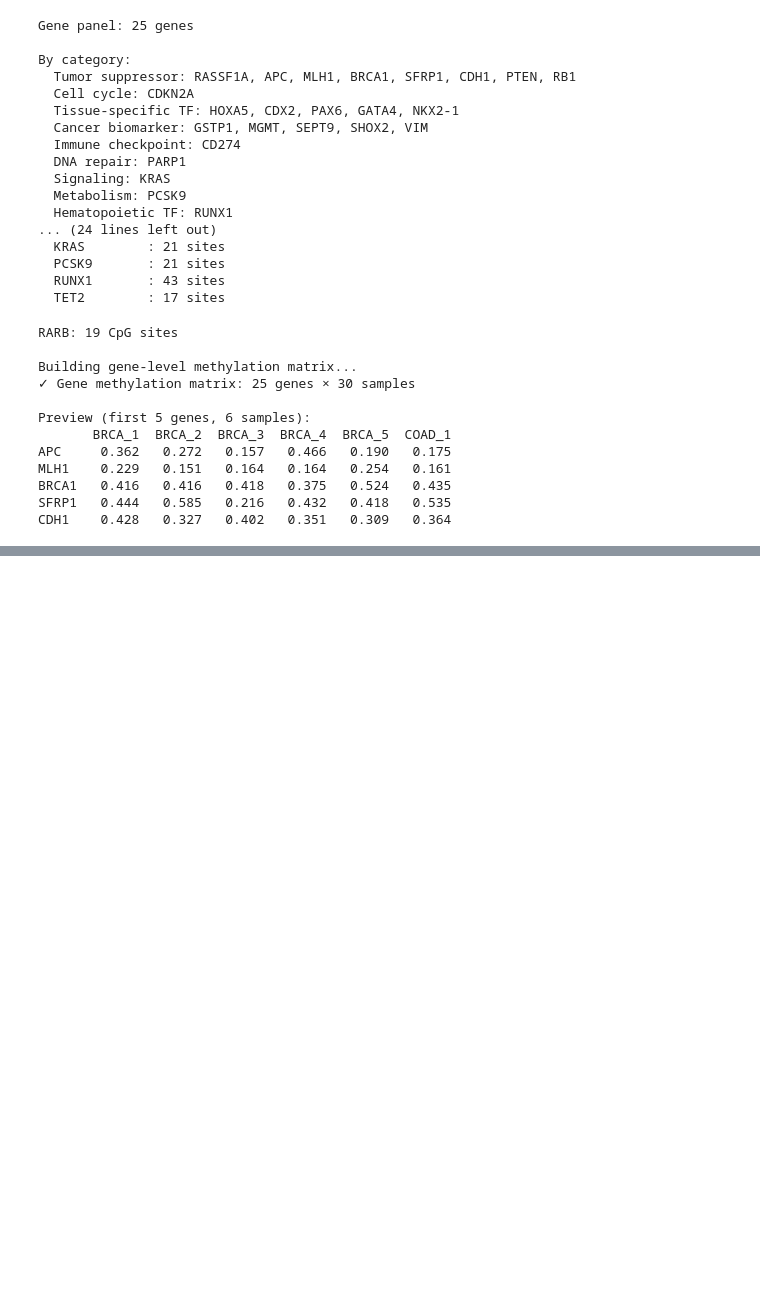
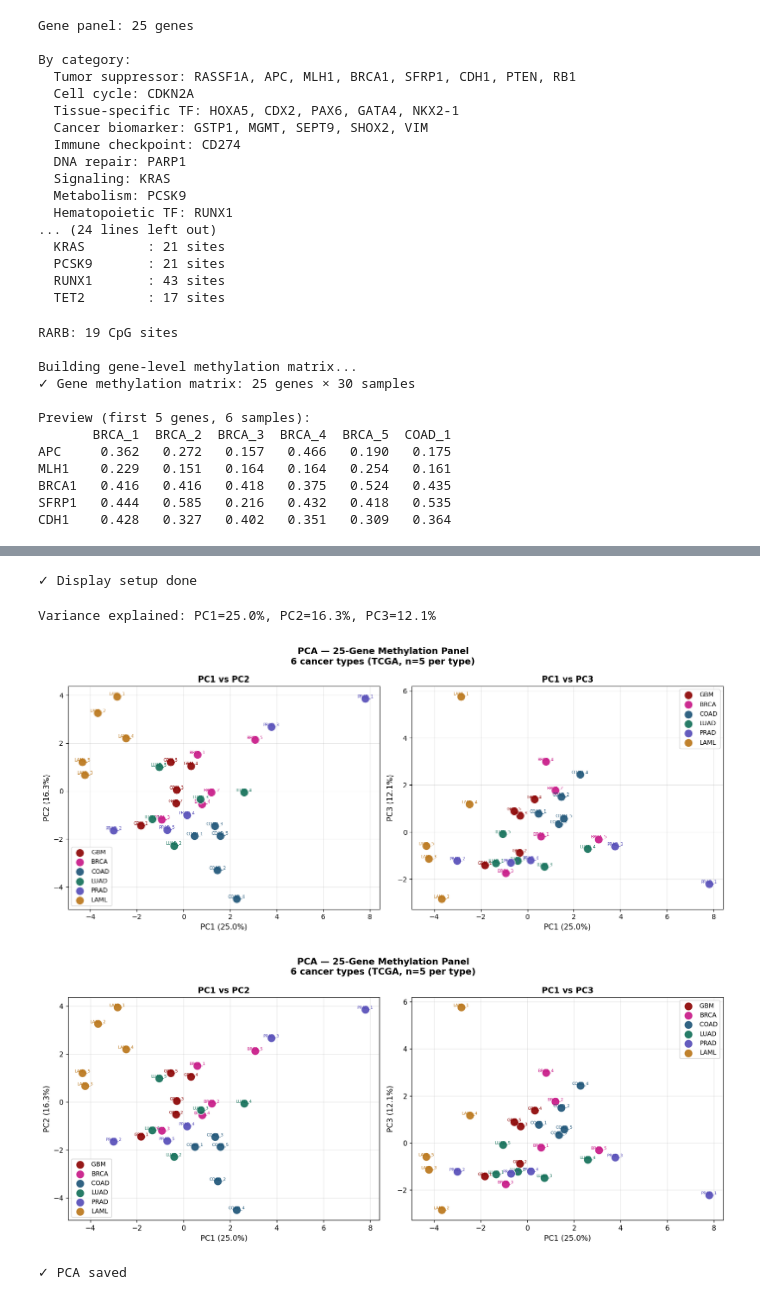
Before and after one commit to bmurnyak/methylation-tissue-classifier, a Jupyter notebook: notebooks/01_ccle_methylation_panel.ipynb, the cells around one changed output, grey strips where cells are left out. Saved outputs shown, nothing was run; the diff lists cells and outputs as text; code cells hidden in the pictures; blank space fills up the shorter version.

```diff
--- a/notebooks/01_ccle_methylation_panel.ipynb
+++ b/notebooks/01_ccle_methylation_panel.ipynb
@@ -432,0 +749,75 @@ ModuleNotFoundError: No module named 'matplotlib'
+# %%
+# Cell 11 — setup display helper
+from IPython.display import display, Image
+import matplotlib
+matplotlib.use('inline')
+import matplotlib.pyplot as plt
+
+# Helper to show and save
+def show_save(path, dpi=150):
+    plt.savefig(path, dpi=dpi, bbox_inches='tight')
+    plt.show()
+    print(f"✓ Saved: {path}")
+
+print("✓ Display setup done")
+# %% [output]
+✓ Display setup done
+# %%
+# Cell 12 — PCA plot
+from sklearn.decomposition import PCA
+from sklearn.preprocessing import StandardScaler
+import matplotlib.pyplot as plt
+import numpy as np
+from IPython.display import display, Image
+
+cancer_order = ['GBM', 'BRCA', 'COAD', 'LUAD', 'PRAD', 'LAML']
+cancer_colors = {
+    'GBM' : '#8B0000', 'BRCA': '#C71585', 'COAD': '#1A5276',
+    'LUAD': '#0F6E56', 'PRAD': '#534AB7', 'LAML': '#BA7517'
+}
+
+X = gene_meth.T.values
+sample_names = gene_meth.columns.tolist()
+cancer_labels = [s.split('_')[0] for s in sample_names]
+
+scaler = StandardScaler()
+X_scaled = scaler.fit_transform(X)
+pca = PCA(n_components=3)
+X_pca = pca.fit_transform(X_scaled)
+var_explained = pca.explained_variance_ratio_ * 100
+
+print(f"Variance explained: PC1={var_explained[0]:.1f}%, PC2={var_explained[1]:.1f}%, PC3={var_explained[2]:.1f}%")
+
+fig, axes = plt.subplots(1, 2, figsize=(14, 6))
+
+for ax, (pc_x, pc_y) in zip(axes, [(0,1),(0,2)]):
+    for cancer in cancer_order:
+        idx = [i for i, c in enumerate(cancer_labels) if c == cancer]
+        ax.scatter(X_pca[idx, pc_x], X_pca[idx, pc_y],
+                   color=cancer_colors[cancer], s=150,
+                   label=cancer, edgecolors='white',
+                   linewidth=1, zorder=3, alpha=0.9)
+        for i in idx:
+            ax.annotate(sample_names[i],
+                        (X_pca[i, pc_x], X_pca[i, pc_y]),
+                        fontsize=6, ha='center', va='bottom',
+                        color=cancer_colors[cancer])
+    ax.set_xlabel(f'PC{pc_x+1} ({var_explained[pc_x]:.1f}%)', fontsize=11)
+    ax.set_ylabel(f'PC{pc_y+1} ({var_explained[pc_y]:.1f}%)', fontsize=11)
+    ax.set_title(f'PC{pc_x+1} vs PC{pc_y+1}', fontweight='bold')
+    ax.legend(fontsize=9)
+    ax.grid(alpha=0.3)
+
+plt.suptitle('PCA — 25-Gene Methylation Panel\n6 cancer types (TCGA, n=5 per type)',
+             fontsize=13, fontweight='bold')
+plt.tight_layout()
+path = '/home/bmurnyak/methylation-tissue-classifier/results/plots/pca.png'
+plt.savefig(path, dpi=150, bbox_inches='tight')
+plt.show()
+display(Image(path))
+print("✓ PCA saved")
+# %% [output]
+Variance explained: PC1=25.0%, PC2=16.3%, PC3=12.1%
+[figure, added]
+[figure, added]
+✓ PCA saved
```
Also changed, not shown: parts of 12 cells of this notebook, 34 other files.
